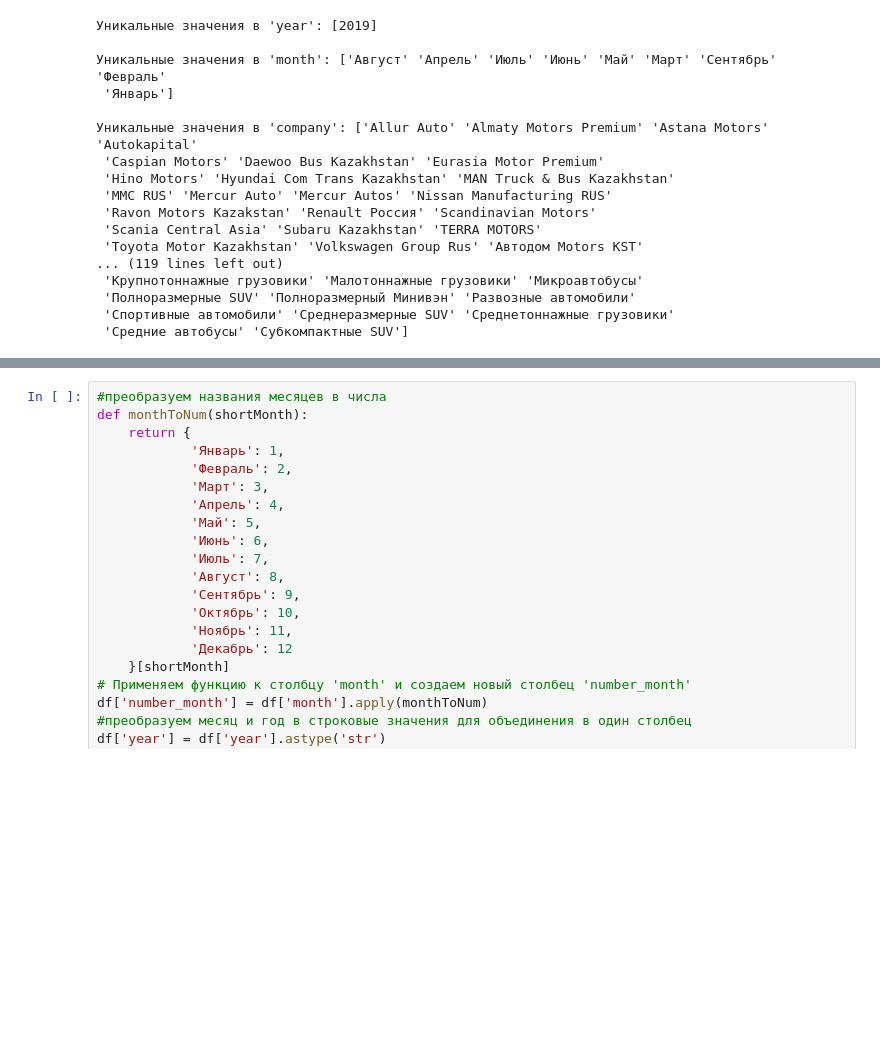
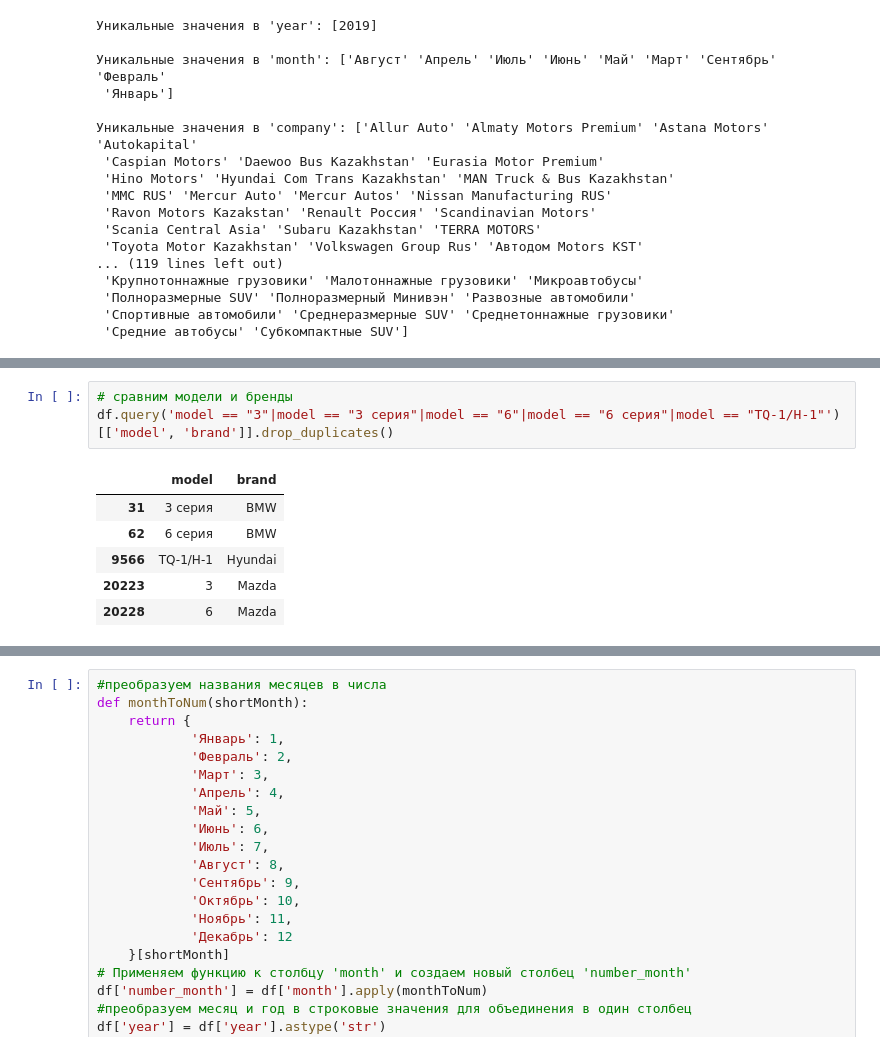
Before and after one commit to Heensz/analysis-of-the-car-market-of-Kazakhstan, a Jupyter notebook: Анализ авторынка Казахстана.ipynb, the cells around one changed output, grey strips where cells are left out. Cells and saved outputs as stored; diff of their text form; blank space fills up the shorter version.

```diff
--- a/Анализ авторынка Казахстана.ipynb
+++ b/Анализ авторынка Казахстана.ipynb
@@ -330,0 +357,10 @@ print(39960 - df['model'].count())
+# %%
+# сравним модели и бренды
+df.query('model == "3"|model == "3 серия"|model == "6"|model == "6 серия"|model == "TQ-1/H-1"')[['model', 'brand']].drop_duplicates()
+# %% [output]
+|  | model | brand |
+| 31 | 3 серия | BMW |
+| 62 | 6 серия | BMW |
+| 9566 | TQ-1/H-1 | Hyundai |
+| 20223 | 3 | Mazda |
+| 20228 | 6 | Mazda |
```
Also changed, not shown: parts of 25 cells of this notebook.
